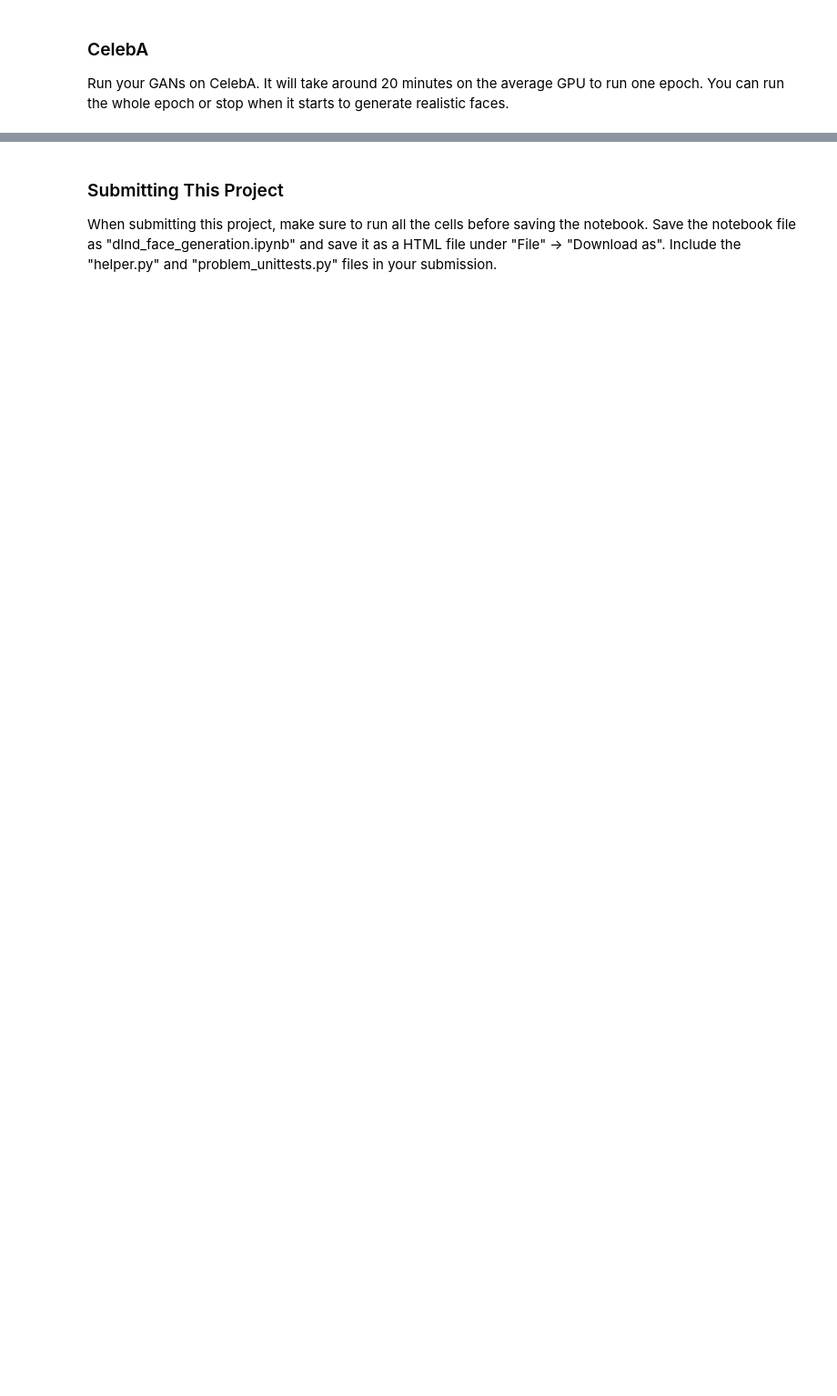
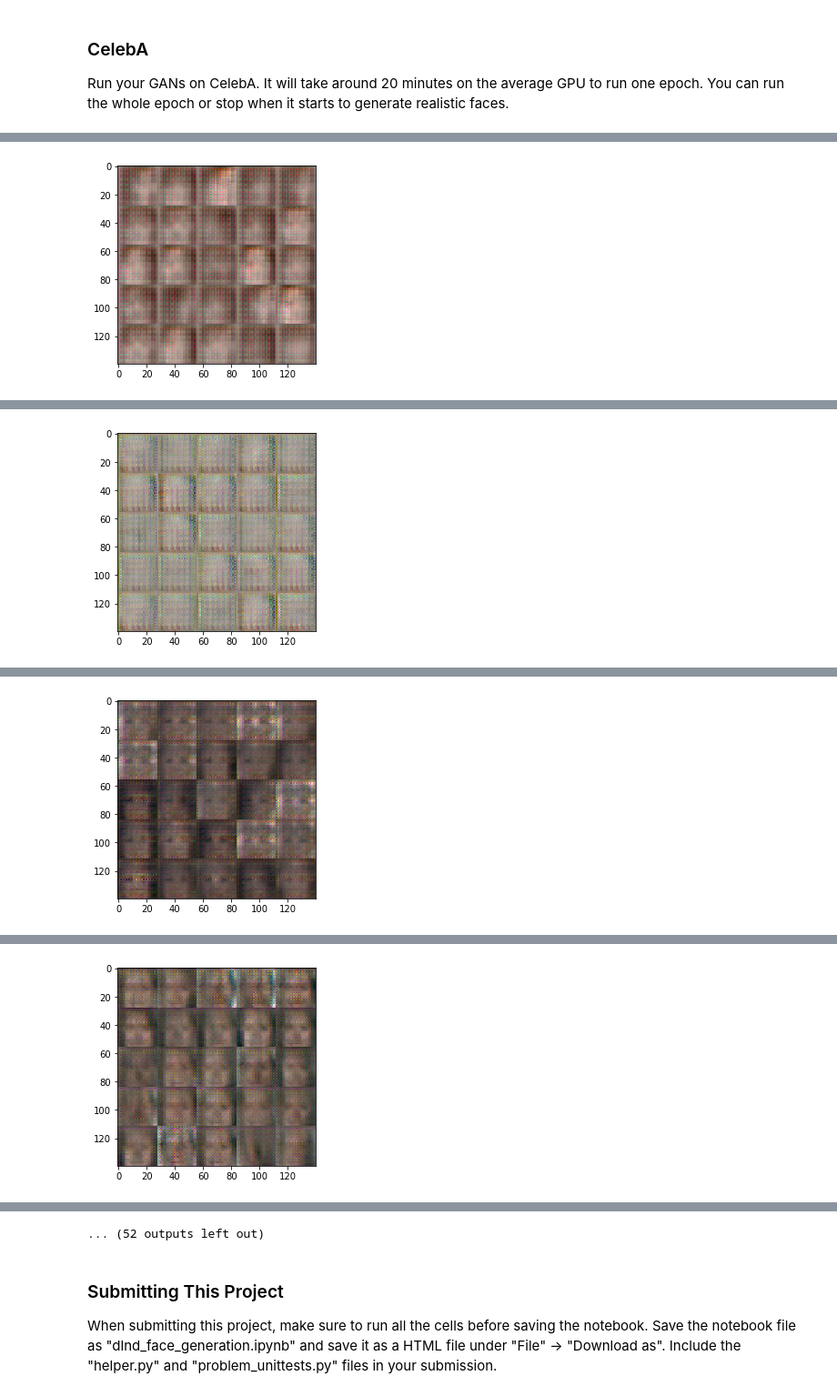
Before and after one commit to wolf-zchen/DLND-face-generation, a Jupyter notebook: dlnd_face_generation.ipynb, the cells around one changed output, grey strips where cells are left out. Shown at 91% size. Drawn from its saved outputs; the diff is of its cells as text; code cells hidden in the pictures; blank space fills up the shorter version.

```diff
--- a/dlnd_face_generation.ipynb
+++ b/dlnd_face_generation.ipynb
@@ -427,10 +503,10 @@ IndexError: list index out of range
 ### CelebA
 Run your GANs on CelebA.  It will take around 20 minutes on the average GPU to run one epoch.  You can run the whole epoch or stop when it starts to generate realistic faces.
 # %%
-batch_size = None
-z_dim = None
-learning_rate = None
-beta1 = None
+batch_size = 64
+z_dim = 128
+learning_rate = 0.001
+beta1 = 0.5
 
 
 """
@@ -442,3 +518,4 @@ celeba_dataset = helper.Dataset('celeba', glob(os.path.join(data_dir, 'img_align
 with tf.Graph().as_default():
     train(epochs, batch_size, z_dim, learning_rate, beta1, celeba_dataset.get_batches,
           celeba_dataset.shape, celeba_dataset.image_mode)
+# %% [output]
@@ -444,0 +532 @@ with tf.Graph().as_default():
+[figure, added]
@@ -444,0 +543 @@ with tf.Graph().as_default():
+[figure, added]
@@ -444,0 +554 @@ with tf.Graph().as_default():
+[figure, added]
@@ -444,0 +565 @@ with tf.Graph().as_default():
+[figure, added]
@@ -445,3 +588,4 @@ with tf.Graph().as_default():
+... (52 outputs left out)
 # %% [markdown]
 ### Submitting This Project
 When submitting this project, make sure to run all the cells before saving the notebook. Save the notebook file as "dlnd_face_generation.ipynb" and save it as a HTML file under "File" -> "Download as". Include the "helper.py" and "problem_unittests.py" files in your submission.
```
Also changed, not shown: parts of 5 cells of this notebook.
